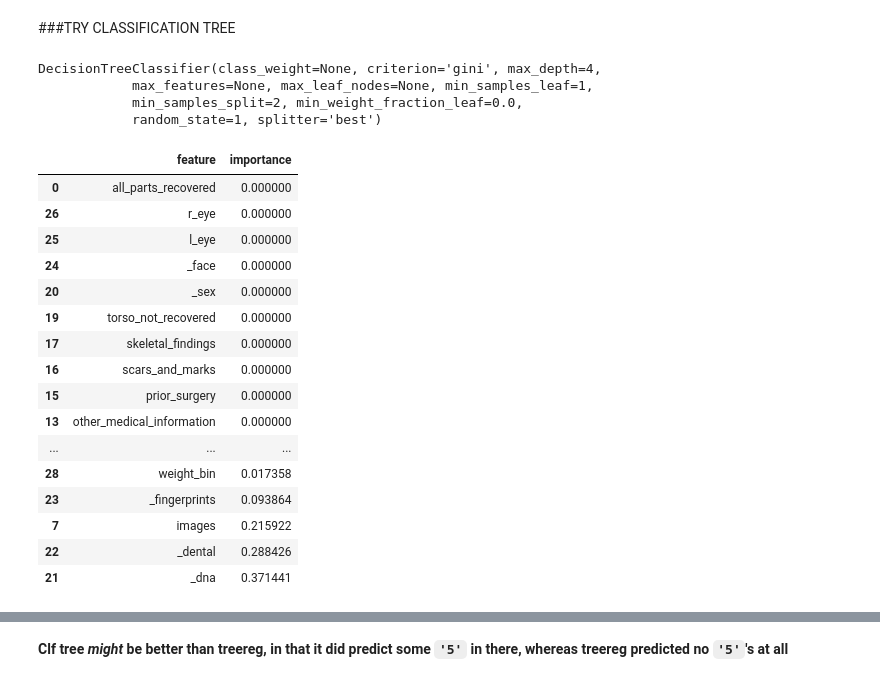
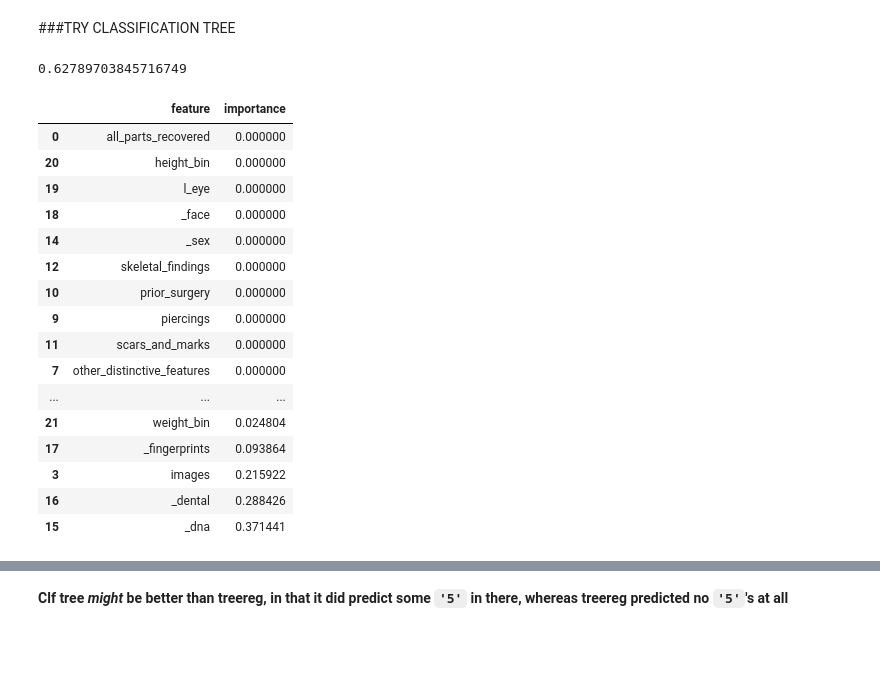
Before and after one commit to JAStark/GA_DataScience, a Jupyter notebook: Final_Project/namus_linreg.ipynb, the cells around one changed output, grey strips where cells are left out. Saved outputs shown, nothing was run; the diff lists cells and outputs as text; code cells hidden in the pictures; blank space fills up the shorter version.

```diff
--- a/Final_Project/namus_linreg.ipynb
+++ b/Final_Project/namus_linreg.ipynb
@@ -182,5 +198,3 @@ array([ nan,   1.])
-# %%
-namus._face.fillna(0, inplace=True)
 # %%
 namus._face.unique()
 # %% [output]
@@ -836,16 +872,16 @@ np.sqrt(metrics.mean_squared_error(y_test, y_null))
 from sklearn.cross_validation import cross_val_score
 from sklearn.tree import DecisionTreeRegressor, export_graphviz, DecisionTreeClassifier
 # %%
-#  Create features for linear regression: all features consisting of an integer. All binary except `images`
+#  Create features for linear regression: all features consisting of an integer. All binary except `images` and 'age_range'
 treereg_features = ['all_parts_recovered',
-                  'amputations',
-                  'artificial_parts_aids',
-                  'deformities',
+                  #'amputations',
+                  #'artificial_parts_aids',
+                  #'deformities',
                   'finger_toe_nails',
-                  'foreign_objects',
+                  #'foreign_objects',
                   'head_not_recovered',
                    'images',
-                  'medical_implants',
+                  #'medical_implants',
                   'n-hands_not_recovered',
                   'n-limbs_not_recovered',
                   'organ_absent',
@@ -856,14 +892,14 @@ treereg_features = ['all_parts_recovered',
                   'scars_and_marks',
                   'skeletal_findings',
                   'tattoos',
-                  'torso_not_recovered',
+                  #'torso_not_recovered',
                   '_sex',
                   '_dna',
                   '_dental',
                   '_fingerprints',
                   '_face',
                   'l_eye',
-                  'r_eye',
+                  #'r_eye',
                   'height_bin',
                   'weight_bin',
                   'age_range']
@@ -982,30 +1002,29 @@ treeclf = DecisionTreeClassifier(max_depth=4, random_state=1)
 X = namus[treereg_features]
 y = namus.rating
 treeclf.fit(X, y)
+
+scores = cross_val_score(treeclf, X, y, cv=100, scoring='accuracy')
+np.mean(scores)
 # %% [output]
-DecisionTreeClassifier(class_weight=None, criterion='gini', max_depth=4,
-            max_features=None, max_leaf_nodes=None, min_samples_leaf=1,
-            min_samples_split=2, min_weight_fraction_leaf=0.0,
-            random_state=1, splitter='best')
+0.62789703845716749
 # %%
-treeclf.fit(X,y)
-pd.DataFrame({'feature':linreg_features, 'importance':treeclf.feature_importances_}).sort_values(by='importance')
+pd.DataFrame({'feature':treereg_features, 'importance':treeclf.feature_importances_}).sort_values(by='importance')
 # %% [output]
 |  | feature | importance |
 | 0 | all_parts_recovered | 0.000000 |
-| 26 | r_eye | 0.000000 |
-| 25 | l_eye | 0.000000 |
-| 24 | _face | 0.000000 |
-| 20 | _sex | 0.000000 |
-| 19 | torso_not_recovered | 0.000000 |
-| 17 | skeletal_findings | 0.000000 |
-| 16 | scars_and_marks | 0.000000 |
-| 15 | prior_surgery | 0.000000 |
-| 13 | other_medical_information | 0.000000 |
+| 20 | height_bin | 0.000000 |
+| 19 | l_eye | 0.000000 |
+| 18 | _face | 0.000000 |
+| 14 | _sex | 0.000000 |
+| 12 | skeletal_findings | 0.000000 |
+| 10 | prior_surgery | 0.000000 |
+| 9 | piercings | 0.000000 |
+| 11 | scars_and_marks | 0.000000 |
+| 7 | other_distinctive_features | 0.000000 |
 | ... | ... | ... |
-| 28 | weight_bin | 0.017358 |
-| 23 | _fingerprints | 0.093864 |
-| 7 | images | 0.215922 |
-| 22 | _dental | 0.288426 |
-| 21 | _dna | 0.371441 |
+| 21 | weight_bin | 0.024804 |
+| 17 | _fingerprints | 0.093864 |
+| 3 | images | 0.215922 |
+| 16 | _dental | 0.288426 |
+| 15 | _dna | 0.371441 |
 # %%
```
Also changed, not shown: parts of 67 cells of this notebook, 40 other files.
